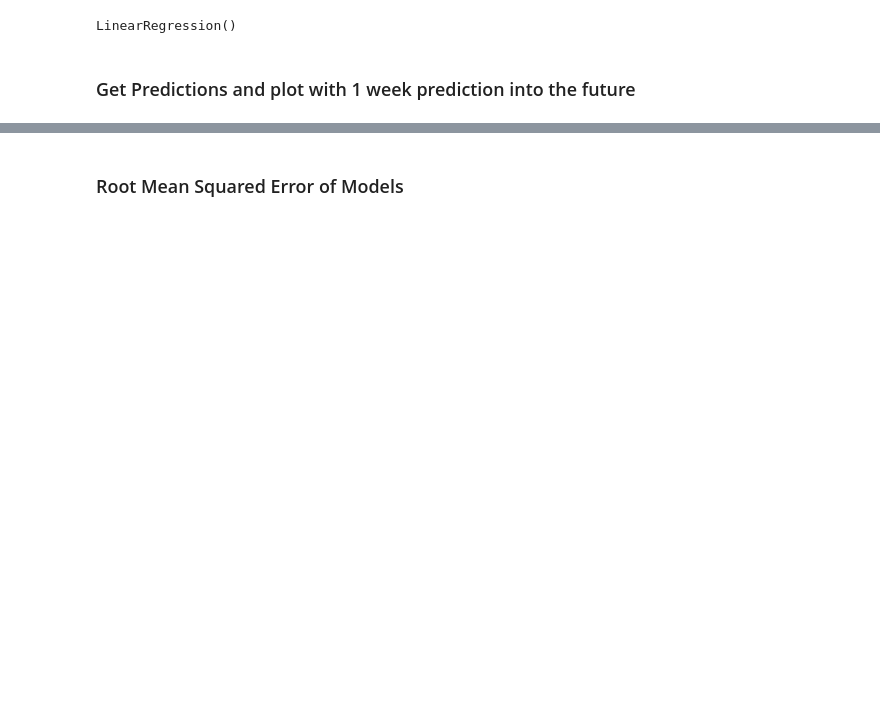
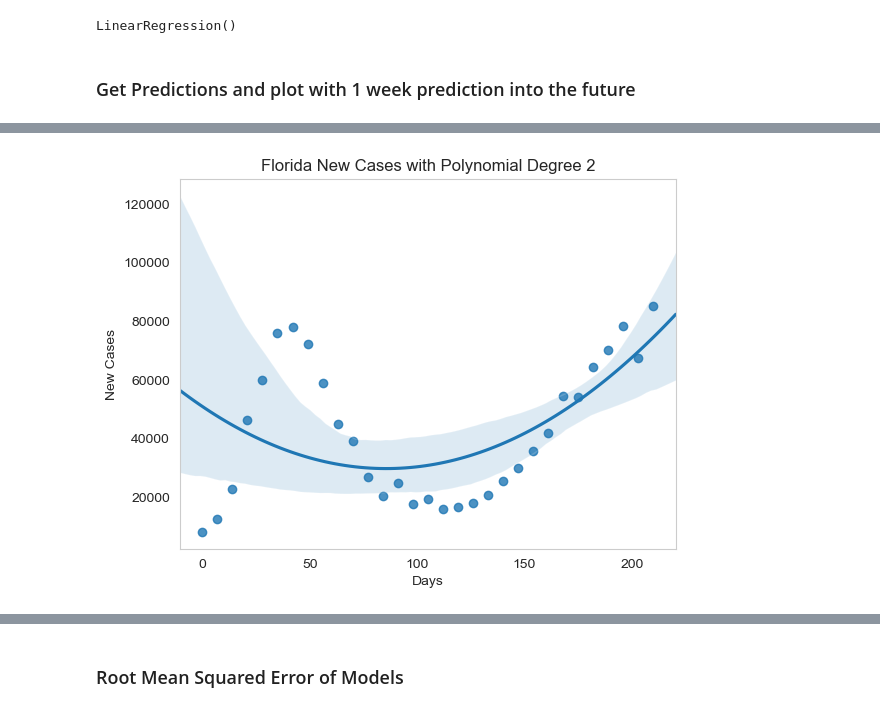
Before and after one commit to smbarber2/405ProjectGroup1, a Jupyter notebook: derek_stage4.ipynb, the cells around one changed output, grey strips where cells are left out. Drawn from its saved outputs; the diff is of its cells as text; code cells hidden in the pictures; blank space fills up the shorter version.

```diff
--- a/derek_stage4.ipynb
+++ b/derek_stage4.ipynb
@@ -116,0 +72,9 @@ plt.show()
+# %%
+ax = regplot(florida_new_cases, x=x, y=florida_new_cases, order=2, label='Trendline', truncate=False)
+ax.set_title('Florida New Cases with Polynomial Degree 2')
+ax.set_xlabel('Days')
+ax.set_ylabel('New Cases')
+plt.grid()
+plt.show()
+# %% [output]
+[figure, added]
```
Also changed, not shown: parts of 54 cells of this notebook.
